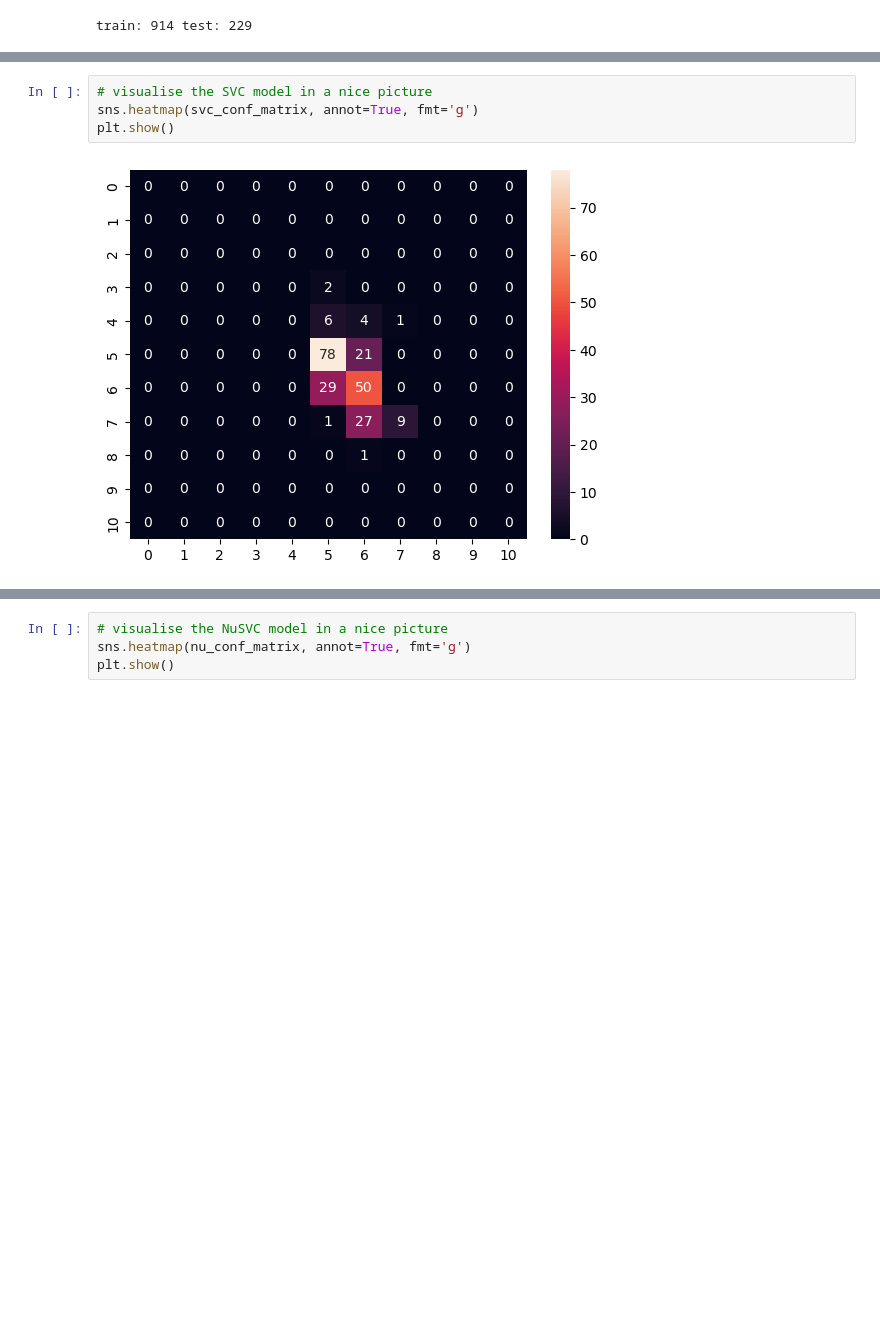
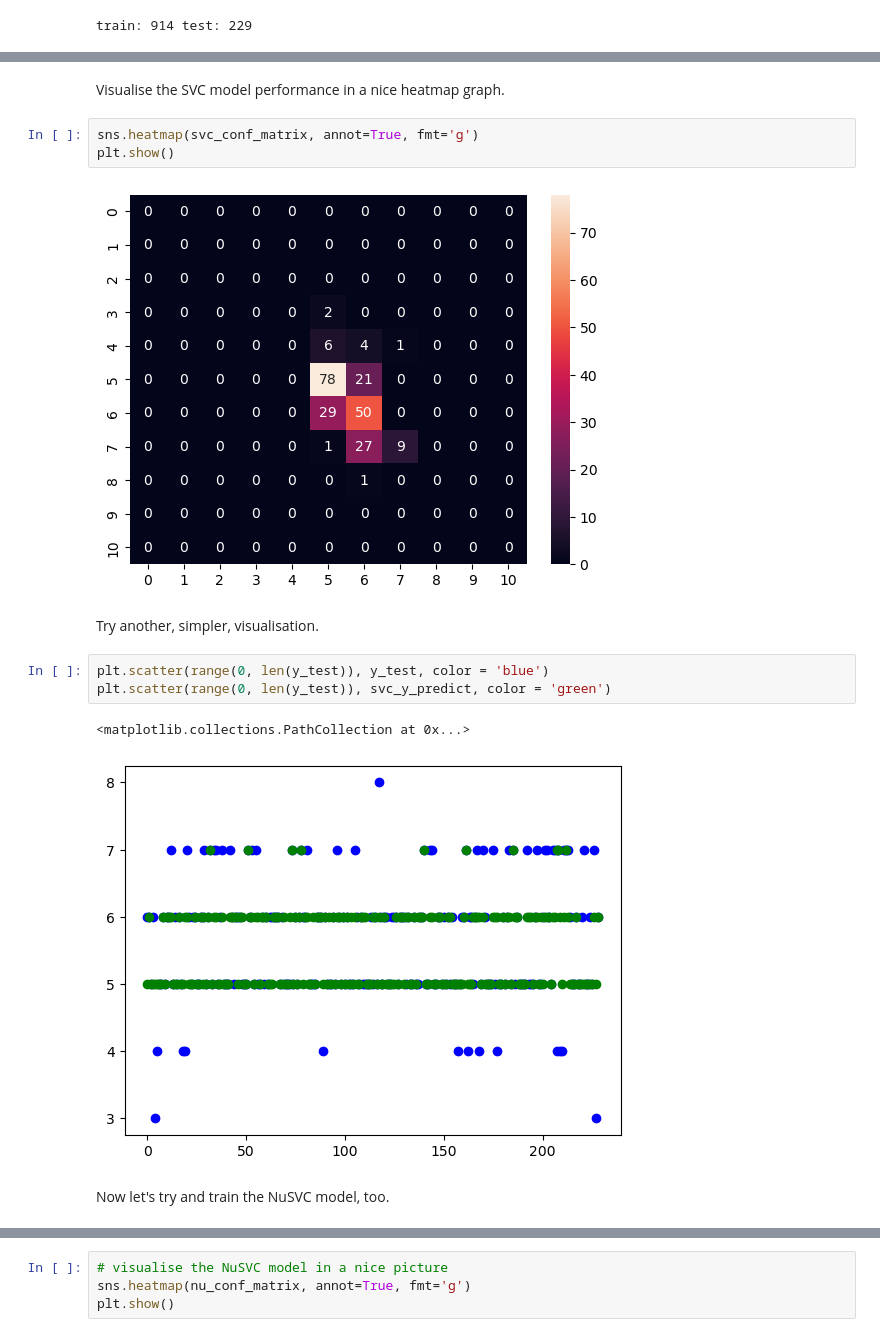
Before and after one commit to benko/ml-demo, a Jupyter notebook: code/wine-sklearn.ipynb, the cells around one changed output, grey strips where cells are left out. Drawn from its saved outputs; the diff is of its cells as text; blank space fills up the shorter version.

```diff
--- a/code/wine-sklearn.ipynb
+++ b/code/wine-sklearn.ipynb
@@ -101,10 +124,21 @@ x: predictions, y: labels
 8    0   0   0   0   0   0   1   0   0   0   0
 9    0   0   0   0   0   0   0   0   0   0   0
 10   0   0   0   0   0   0   0   0   0   0   0
+# %% [markdown]
+Visualise the SVC model performance in a nice heatmap graph.
 # %%
-# visualise the SVC model in a nice picture
 sns.heatmap(svc_conf_matrix, annot=True, fmt='g')
 plt.show()
 # %% [output]
 [figure]
+# %% [markdown]
+Try another, simpler, visualisation.
+# %%
+plt.scatter(range(0, len(y_test)), y_test, color = 'blue')
+plt.scatter(range(0, len(y_test)), svc_y_predict, color = 'green')
+# %% [output]
+<matplotlib.collections.PathCollection at 0x...>
+[figure, added]
+# %% [markdown]
+Now let's try and train the NuSVC model, too.
 # %%
```
Also changed, not shown: parts of 28 cells of this notebook, 1 other file.
